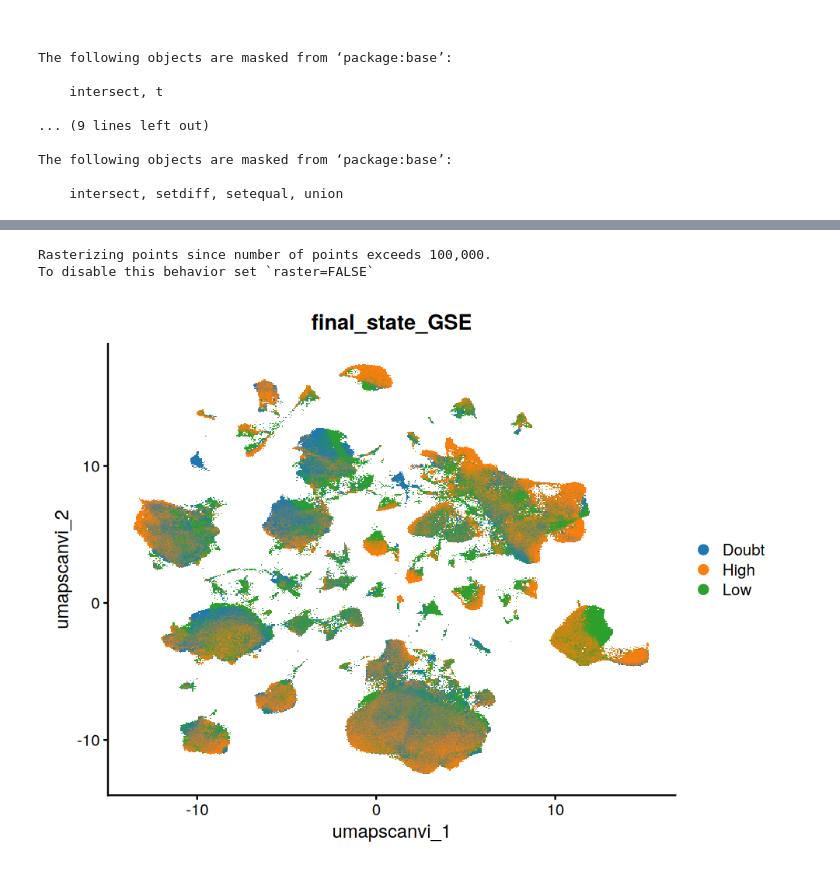
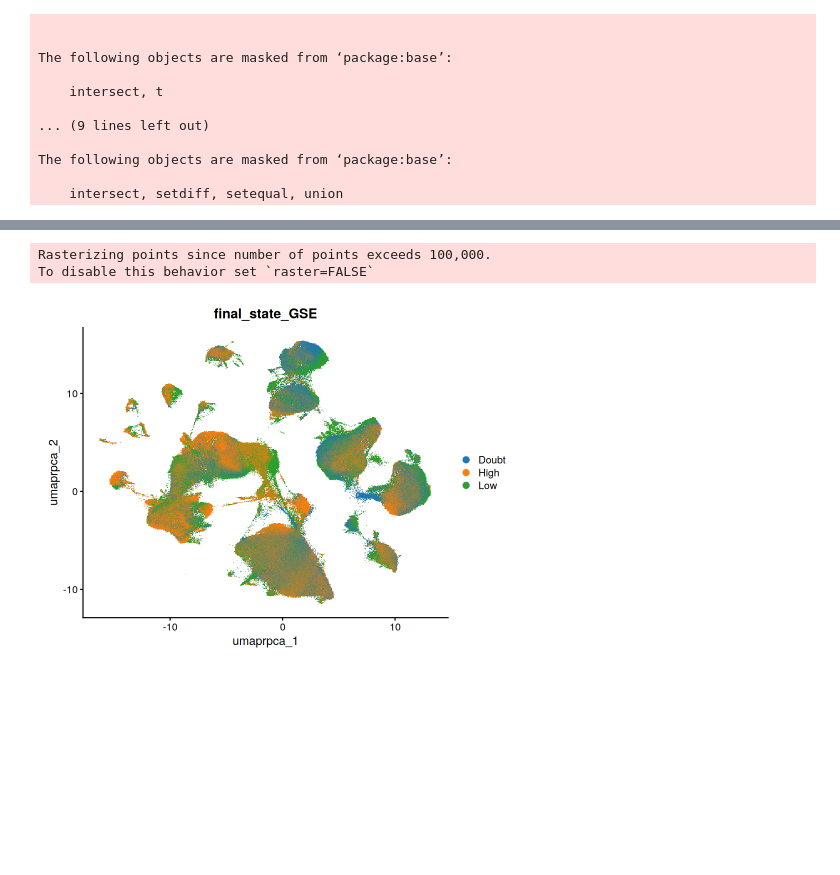
Before and after one commit to FY10086/Prostate-Altas, a Jupyter notebook: 03-Bench_mark.ipynb, the cells around one changed output, grey strips where cells are left out. Saved outputs shown, nothing was run; the diff lists cells and outputs as text; code cells hidden in the pictures; blank space fills up the shorter version.

```diff
--- a/03-Bench_mark.ipynb
+++ b/03-Bench_mark.ipynb
@@ -655,6 +652,6 @@ The following objects are masked from ‘package:base’:
 
     intersect, setdiff, setequal, union
 # %%
-seu <- RunUMAP(seu, reduction = "scanvi",
+seu <- RunUMAP(seu, reduction = "combat",
                dims = 1:50,
-               reduction.name = "umap.scanvi")
+               reduction.name = "umap.combat")
@@ -740,10 +755,10 @@ plot_reduction(
 # %%
 ## 质控指标
-DimPlot(seu,reduction = "umap.scanvi",group.by = "final_state_GSE")+ ggsci::scale_color_d3("category20", na.value = "grey80")
+DimPlot(seu,reduction = "umap.rpca",group.by = "final_state_GSE")+ ggsci::scale_color_d3("category20", na.value = "grey80")
 # %% [output]
 Rasterizing points since number of points exceeds 100,000.
 To disable this behavior set `raster=FALSE`
-[figure, old version]
+[figure, new version]
 # %%
 ## Sankey: GSE.ID -> final_state_GSE
 library(dplyr)
```
Also changed, not shown: parts of 5 cells of this notebook, 5 other files.
